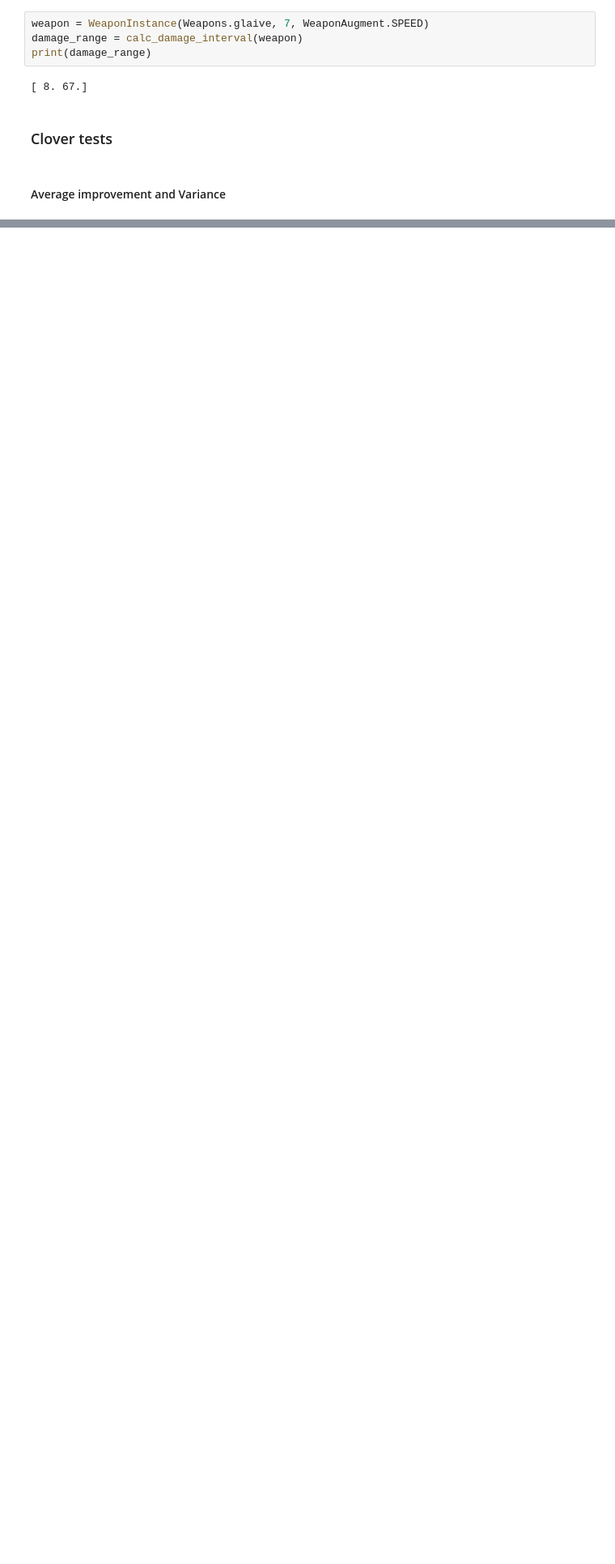
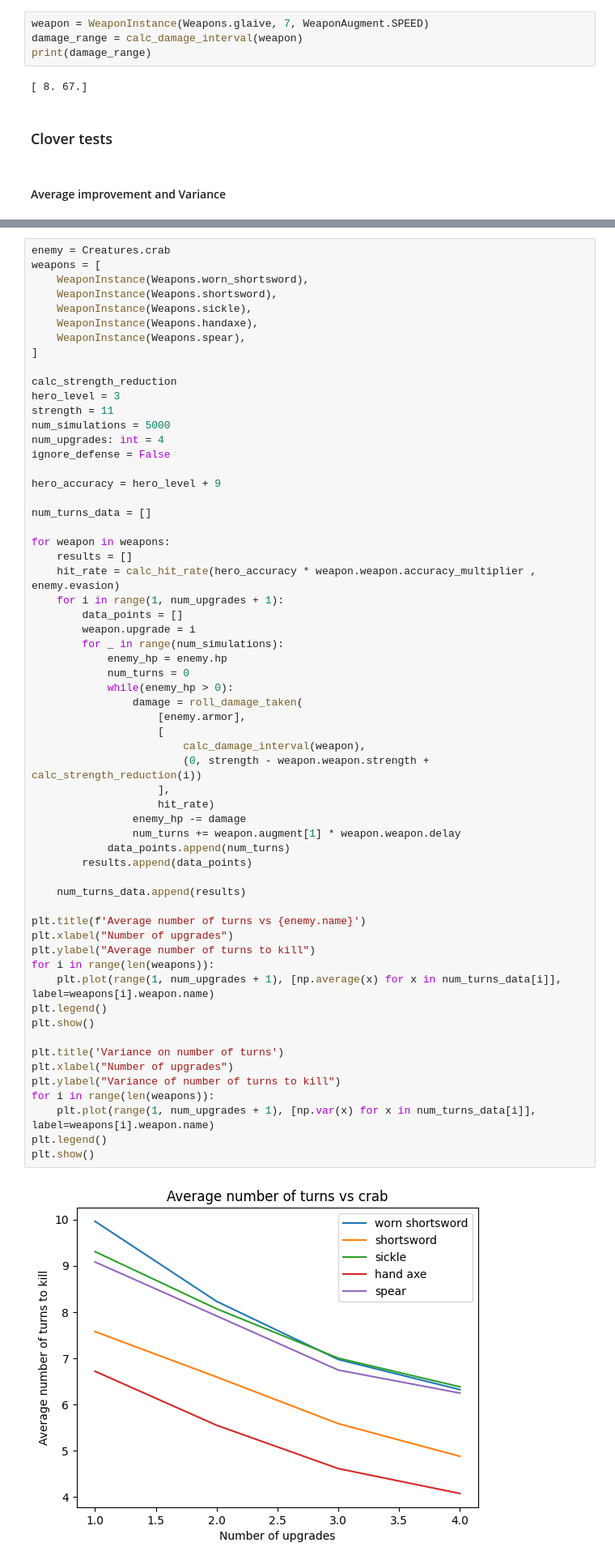
Before and after one commit to lordlen/ShPDTests, a Jupyter notebook: shattered pd tests.ipynb, the cells around one changed output, grey strips where cells are left out. Shown at 81% size. Saved outputs shown, nothing was run; the diff lists cells and outputs as text; blank space fills up the shorter version.

Commit message:
Add weapon comparison

```diff
--- a/shattered pd tests.ipynb
+++ b/shattered pd tests.ipynb
@@ -479,0 +495,62 @@ print((1,2) * 3)
+# %%
+enemy = Creatures.crab
+weapons = [
+    WeaponInstance(Weapons.worn_shortsword),
+    WeaponInstance(Weapons.shortsword),
+    WeaponInstance(Weapons.sickle),
+    WeaponInstance(Weapons.handaxe),
+    WeaponInstance(Weapons.spear),
+]
+
+calc_strength_reduction
+hero_level = 3
+strength = 11
+num_simulations = 5000
+num_upgrades: int = 4
+ignore_defense = False
+
+hero_accuracy = hero_level + 9
+
+num_turns_data = []
+
+for weapon in weapons:
+    results = []
+    hit_rate = calc_hit_rate(hero_accuracy * weapon.weapon.accuracy_multiplier , enemy.evasion)
+    for i in range(1, num_upgrades + 1):
+        data_points = []
+        weapon.upgrade = i
+        for _ in range(num_simulations):
+            enemy_hp = enemy.hp
+            num_turns = 0
+            while(enemy_hp > 0):
+                damage = roll_damage_taken(
+                    [enemy.armor],
+                    [
+                        calc_damage_interval(weapon),
+                        (0, strength - weapon.weapon.strength + calc_strength_reduction(i))
+                    ],
+                    hit_rate)
+                enemy_hp -= damage
+                num_turns += weapon.augment[1] * weapon.weapon.delay
+            data_points.append(num_turns)
+        results.append(data_points)
+
+    num_turns_data.append(results)
+
+plt.title(f'Average number of turns vs {enemy.name}')
+plt.xlabel("Number of upgrades")
+plt.ylabel("Average number of turns to kill")
+for i in range(len(weapons)):
+    plt.plot(range(1, num_upgrades + 1), [np.average(x) for x in num_turns_data[i]], label=weapons[i].weapon.name)
+plt.legend()
+plt.show()
+
+plt.title('Variance on number of turns')
+plt.xlabel("Number of upgrades")
+plt.ylabel("Variance of number of turns to kill")
+for i in range(len(weapons)):
+    plt.plot(range(1, num_upgrades + 1), [np.var(x) for x in num_turns_data[i]], label=weapons[i].weapon.name)
+plt.legend()
+plt.show()
+# %% [output]
+[figure, added]
```
Also changed, not shown: parts of 7 cells of this notebook.
